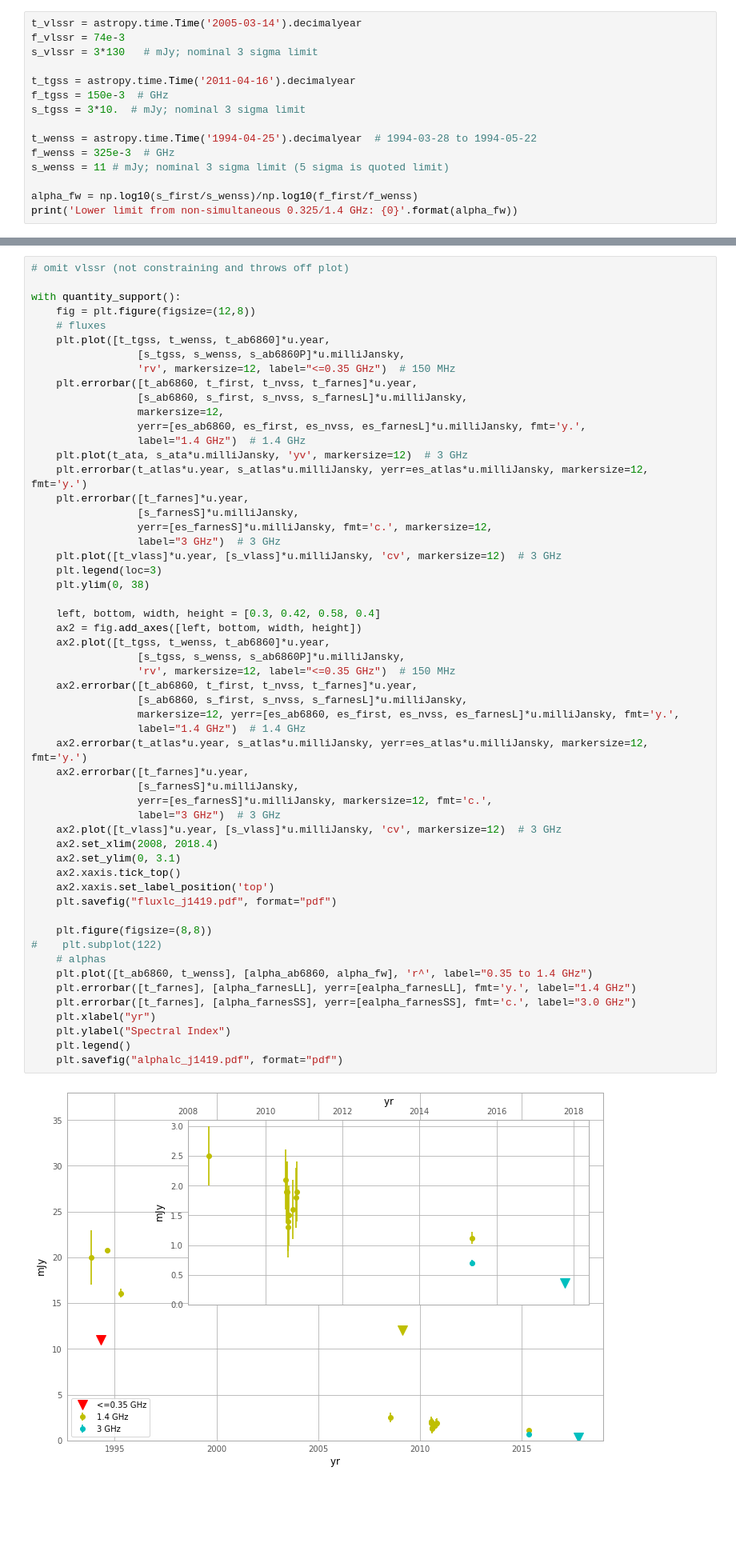
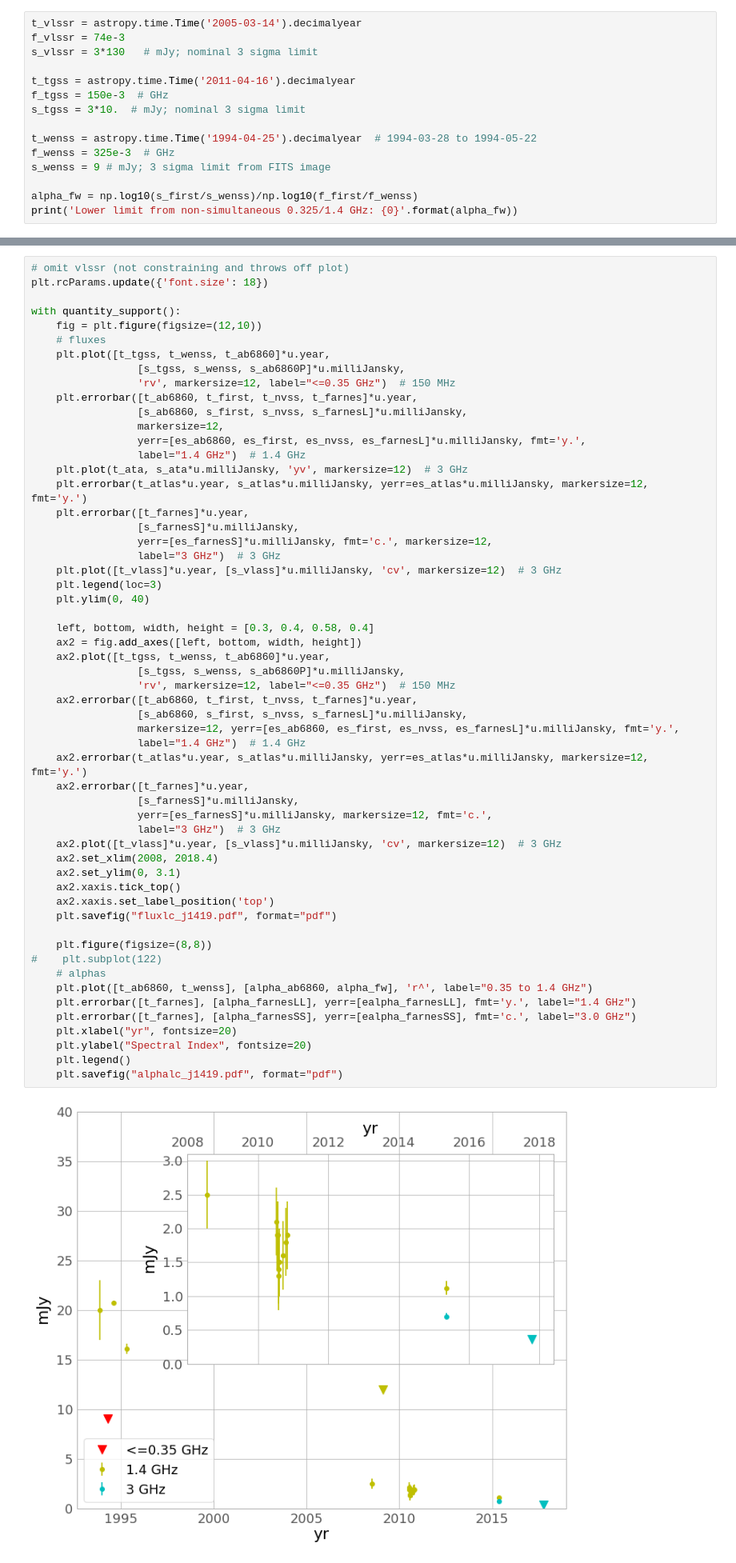
Before and after one commit to caseyjlaw/vlass_query, a Jupyter notebook: J141918.855+394036.03.ipynb, the cells around one changed output, grey strips where cells are left out. Shown at 80% size. Drawn from its saved outputs; the diff is of its cells as text; blank space fills up the shorter version.

```diff
--- a/J141918.855+394036.03.ipynb
+++ b/J141918.855+394036.03.ipynb
@@ -345,7 +345,7 @@ s_tgss = 3*10.  # mJy; nominal 3 sigma limit
 
 t_wenss = astropy.time.Time('1994-04-25').decimalyear  # 1994-03-28 to 1994-05-22
 f_wenss = 325e-3  # GHz
-s_wenss = 11 # mJy; nominal 3 sigma limit (5 sigma is quoted limit)
+s_wenss = 9 # mJy; 3 sigma limit from FITS image
 
 alpha_fw = np.log10(s_first/s_wenss)/np.log10(f_first/f_wenss)
 print('Lower limit from non-simultaneous 0.325/1.4 GHz: {0}'.format(alpha_fw))
@@ -365,9 +365,10 @@ Other potential data sets to analyze:
 ## Lightcurve and specta visualizations
 # %%
 # omit vlssr (not constraining and throws off plot)
+plt.rcParams.update({'font.size': 18})
 
 with quantity_support():
-    fig = plt.figure(figsize=(12,8))
+    fig = plt.figure(figsize=(12,10))
     # fluxes
     plt.plot([t_tgss, t_wenss, t_ab6860]*u.year,
                  [s_tgss, s_wenss, s_ab6860P]*u.milliJansky,
@@ -385,38 +386,38 @@ with quantity_support():
                  label="3 GHz")  # 3 GHz
     plt.plot([t_vlass]*u.year, [s_vlass]*u.milliJansky, 'cv', markersize=12)  # 3 GHz
     plt.legend(loc=3)
-    plt.ylim(0, 38)
+    plt.ylim(0, 40)
 
-    left, bottom, width, height = [0.3, 0.42, 0.58, 0.4]
+    left, bottom, width, height = [0.3, 0.4, 0.58, 0.4]
     ax2 = fig.add_axes([left, bottom, width, height])
     ax2.plot([t_tgss, t_wenss, t_ab6860]*u.year,
                  [s_tgss, s_wenss, s_ab6860P]*u.milliJansky,
                  'rv', markersize=12, label="<=0.35 GHz")  # 150 MHz
     ax2.errorbar([t_ab6860, t_first, t_nvss, t_farnes]*u.year,
                  [s_ab6860, s_first, s_nvss, s_farnesL]*u.milliJansky,
                  markersize=12, yerr=[es_ab6860, es_first, es_nvss, es_farnesL]*u.milliJansky, fmt='y.',
                  label="1.4 GHz")  # 1.4 GHz
     ax2.errorbar(t_atlas*u.year, s_atlas*u.milliJansky, yerr=es_atlas*u.milliJansky, markersize=12, fmt='y.')
     ax2.errorbar([t_farnes]*u.year,
                  [s_farnesS]*u.milliJansky,
                  yerr=[es_farnesS]*u.milliJansky, markersize=12, fmt='c.',
                  label="3 GHz")  # 3 GHz
     ax2.plot([t_vlass]*u.year, [s_vlass]*u.milliJansky, 'cv', markersize=12)  # 3 GHz
     ax2.set_xlim(2008, 2018.4)
     ax2.set_ylim(0, 3.1)
     ax2.xaxis.tick_top()
     ax2.xaxis.set_label_position('top')
     plt.savefig("fluxlc_j1419.pdf", format="pdf")
 
     plt.figure(figsize=(8,8))
 #    plt.subplot(122)
     # alphas
     plt.plot([t_ab6860, t_wenss], [alpha_ab6860, alpha_fw], 'r^', label="0.35 to 1.4 GHz")
     plt.errorbar([t_farnes], [alpha_farnesLL], yerr=[ealpha_farnesLL], fmt='y.', label="1.4 GHz")
     plt.errorbar([t_farnes], [alpha_farnesSS], yerr=[ealpha_farnesSS], fmt='c.', label="3.0 GHz")
-    plt.xlabel("yr")
-    plt.ylabel("Spectral Index")
+    plt.xlabel("yr", fontsize=20)
+    plt.ylabel("Spectral Index", fontsize=20)
     plt.legend()
     plt.savefig("alphalc_j1419.pdf", format="pdf")
 # %% [output]
-[figure, old version]
+[figure, new version]
```
Also changed, not shown: parts of 5 cells of this notebook.
